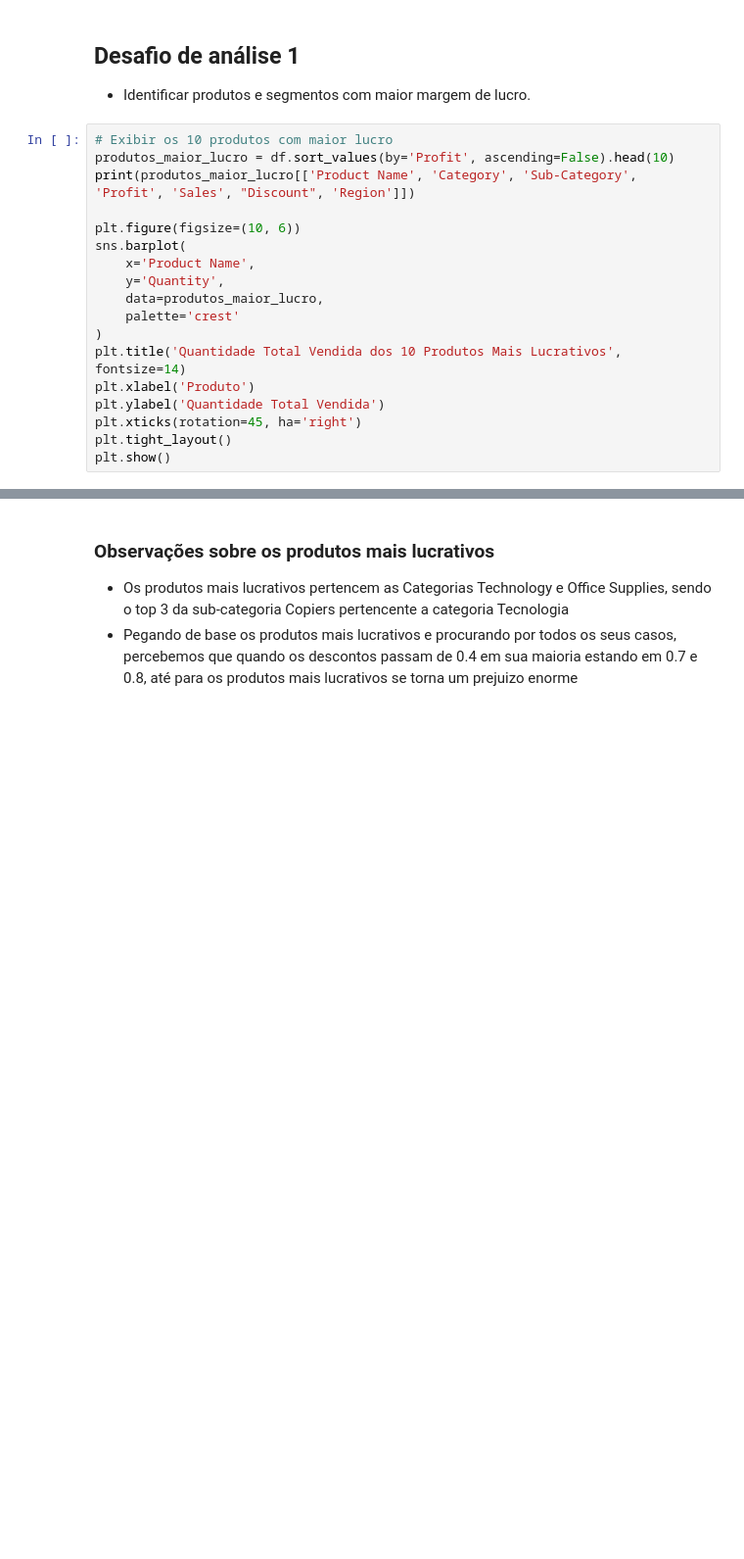
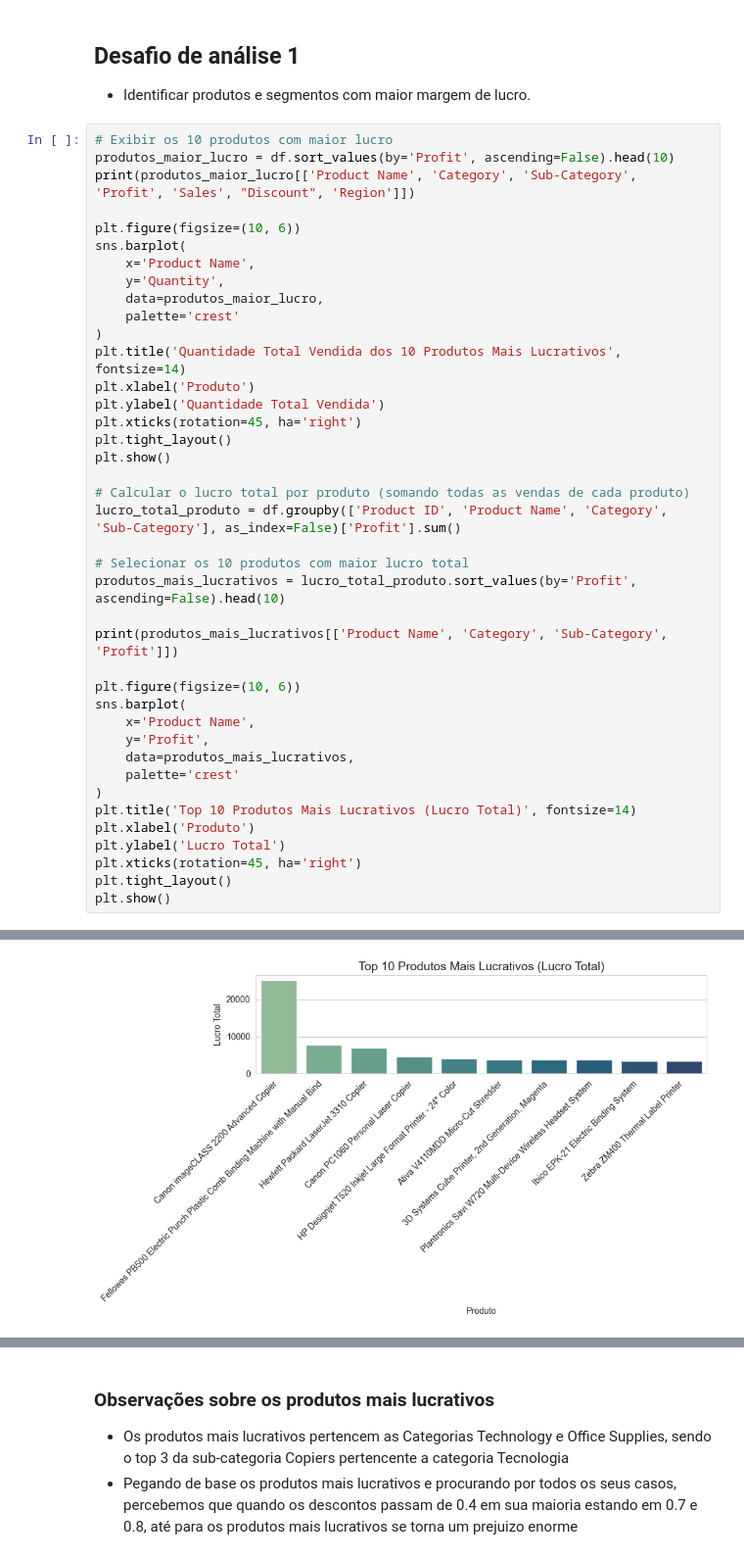
Before and after one commit to MaluAbrami/trabAnaliseDeDados, a Jupyter notebook: notebooks/Trabalho.ipynb, the cells around one changed output, grey strips where cells are left out. Shown at 98% size. Saved outputs shown, nothing was run; the diff lists cells and outputs as text; blank space fills up the shorter version.

Commit message:
add analise extra sobre os verdadeiros produtos mais lucrativos

```diff
--- a/notebooks/Trabalho.ipynb
+++ b/notebooks/Trabalho.ipynb
@@ -547,6 +547,28 @@ plt.ylabel('Quantidade Total Vendida')
 plt.xticks(rotation=45, ha='right')
 plt.tight_layout()
 plt.show()
+
+# Calcular o lucro total por produto (somando todas as vendas de cada produto)
+lucro_total_produto = df.groupby(['Product ID', 'Product Name', 'Category', 'Sub-Category'], as_index=False)['Profit'].sum()
+
+# Selecionar os 10 produtos com maior lucro total
+produtos_mais_lucrativos = lucro_total_produto.sort_values(by='Profit', ascending=False).head(10)
+
+print(produtos_mais_lucrativos[['Product Name', 'Category', 'Sub-Category', 'Profit']])
+
+plt.figure(figsize=(10, 6))
+sns.barplot(
+    x='Product Name',
+    y='Profit',
+    data=produtos_mais_lucrativos,
+    palette='crest'
+)
+plt.title('Top 10 Produtos Mais Lucrativos (Lucro Total)', fontsize=14)
+plt.xlabel('Produto')
+plt.ylabel('Lucro Total')
+plt.xticks(rotation=45, ha='right')
+plt.tight_layout()
+plt.show()
 # %% [output]
                                            Product Name         Category  \
 6826              Canon imageCLASS 2200 Advanced Copier       Technology
@@ -572,3 +614,4 @@ Passing `palette` without assigning `hue` is deprecated and will be removed in v
+[figure, added]
 # %%
 # Obter os Product ID dos produtos mais lucrativos
 ids_mais_lucrativos = produtos_maior_lucro['Product ID'].unique()
```
Also changed, not shown: parts of 2 cells of this notebook.
